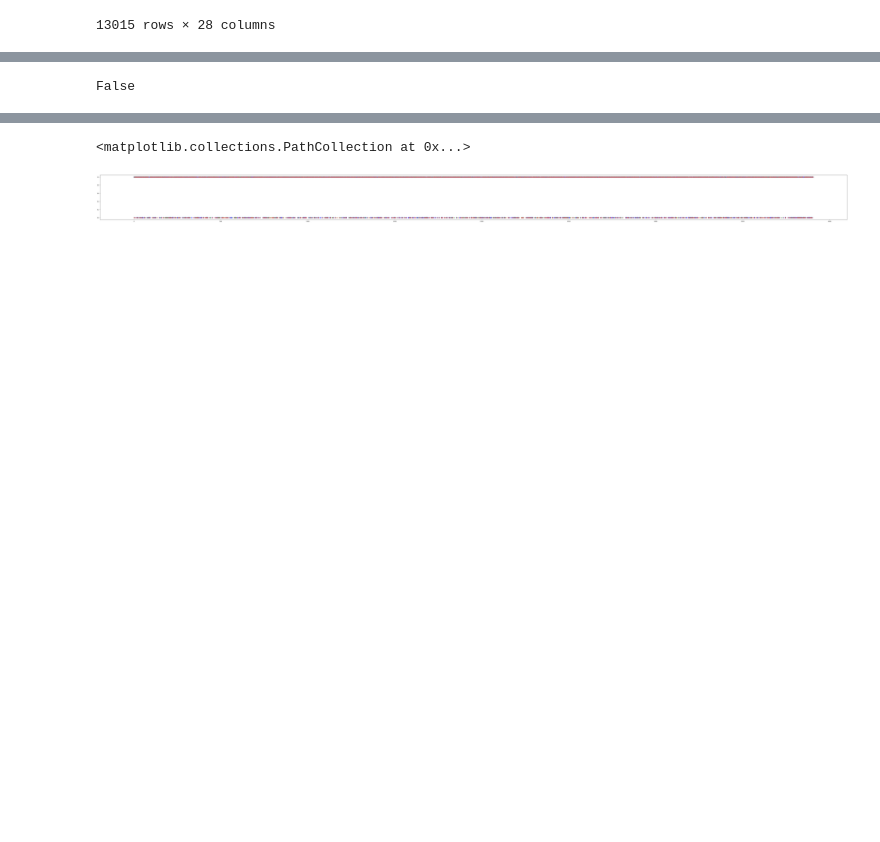
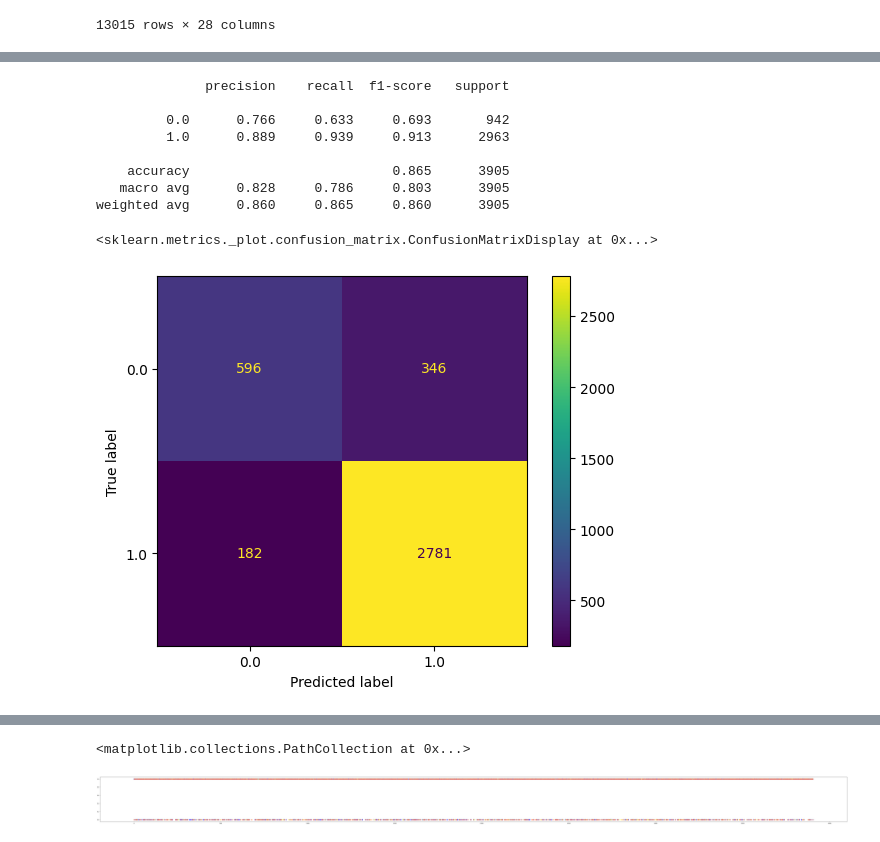
Before and after one commit to AdrianBedon/Exercises, a Jupyter notebook: Bedón, Ramos - Taller sobre Experimentación.ipynb, the cells around one changed output, grey strips where cells are left out. Drawn from its saved outputs; the diff is of its cells as text; code cells hidden in the pictures; blank space fills up the shorter version.

```diff
--- a/Bedón, Ramos - Taller sobre Experimentación.ipynb
+++ b/Bedón, Ramos - Taller sobre Experimentación.ipynb
@@ -49,12 +61,24 @@ False
 # %%
 #Modelo de Clasificación basado en Regresión Lógica
 mdl = LogisticRegression(max_iter=3000)
 mdl.fit(Xtrain, Ytrain)
 Ypred = mdl.predict(Xtest)
 prediction_lRegression = np.array(Ypred)
-np.all(prediction_lRegression == Ytest)
+print(metrics.classification_report(Ytest, prediction_lRegression, labels=mdl.classes_, digits=3))
+cm =metrics.confusion_matrix(Ytest, prediction_lRegression, labels=mdl.classes_)
+disp = metrics.ConfusionMatrixDisplay(confusion_matrix=cm, display_labels=mdl.classes_)
+disp.plot()
 # %% [output]
-False
+              precision    recall  f1-score   support
+
+         0.0      0.766     0.633     0.693       942
+         1.0      0.889     0.939     0.913      2963
+
+    accuracy                          0.865      3905
+   macro avg      0.828     0.786     0.803      3905
+weighted avg      0.860     0.865     0.860      3905
+<sklearn.metrics._plot.confusion_matrix.ConfusionMatrixDisplay at 0x...>
+[figure, added]
 # %%
 #Modelo de Clasificación basado en Redes Neuronales
 mdl = snn.MLPClassifier(hidden_layer_sizes=(50, 20), max_iter=1000)
```
Also changed, not shown: parts of 4 cells of this notebook.
